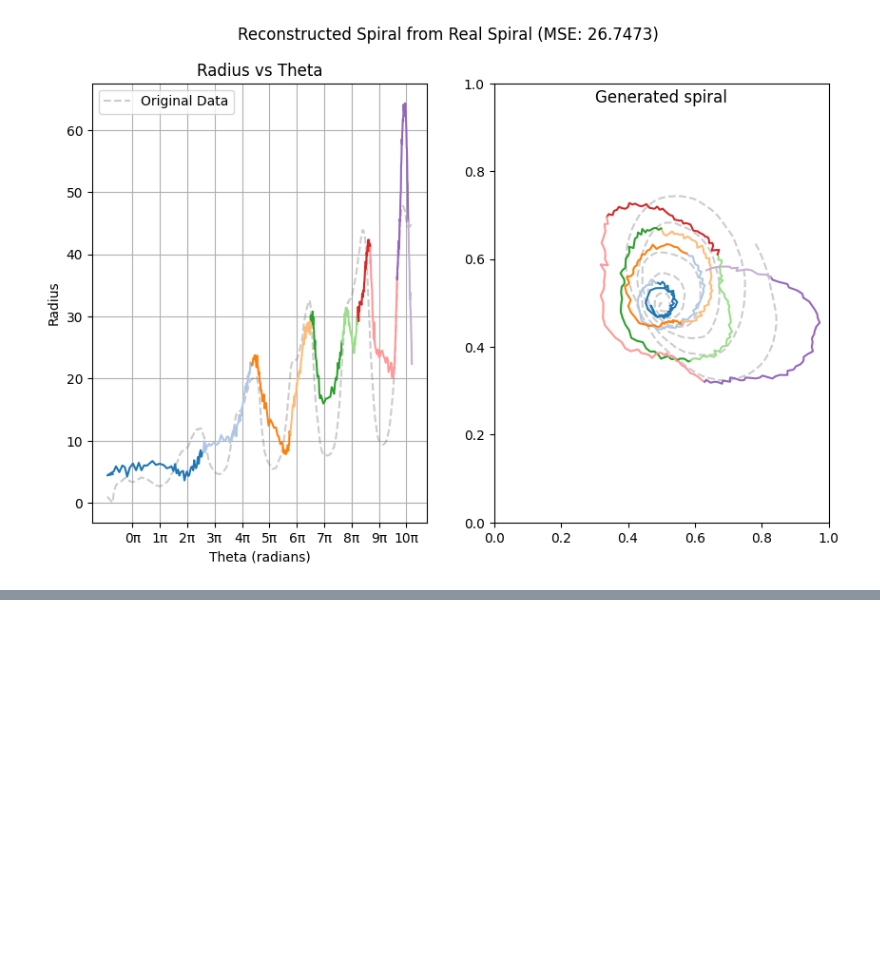
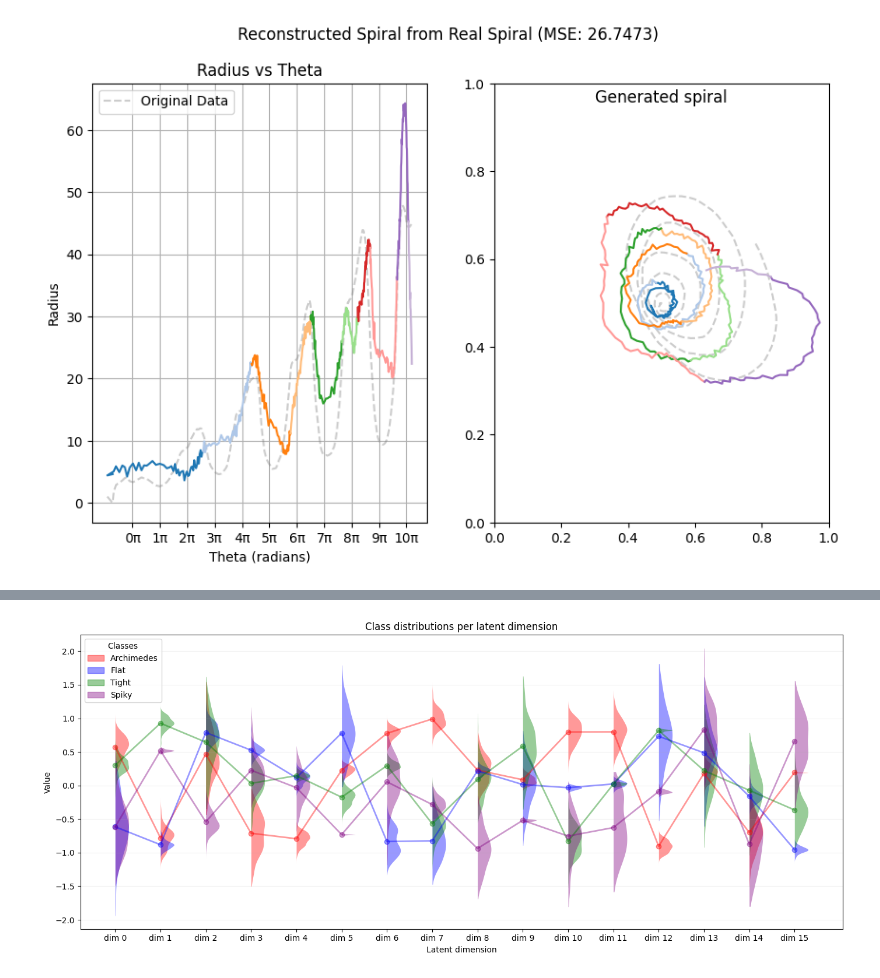
Before and after one commit to TheLegend442/drawing_spirals, a Jupyter notebook: autoencoder_results.ipynb, the cells around one changed output, grey strips where cells are left out. Drawn from its saved outputs; the diff is of its cells as text; code cells hidden in the pictures; blank space fills up the shorter version.

```diff
--- a/autoencoder_results.ipynb
+++ b/autoencoder_results.ipynb
@@ -558,0 +566,26 @@ Reconstructed spiral points: 465
+# %%
+latent_dim = 16
+num_classes = 4
+samples_per_class = 50
+
+syn_data = {} # key: class, value: array of samples
+
+for i in range(num_classes):
+    syn_data[i] = []
+    normal_params = []
+    for _ in range(latent_dim):
+        mean = random.uniform(-1, 1)
+        var = random.uniform(0,0.4)
+        normal_params.append((mean,var))
+    for _ in range(samples_per_class):
+        temp_vec = []
+        for normal in normal_params:
+            value = np.random.normal(normal[0], normal[1])
+            temp_vec.append(value)
+        syn_data[i].append(temp_vec)
+# %%
+CLASS_NAMES = ["Archimedes", "Flat", "Tight", "Spiky"]
+COLORS = ["red", "blue", "green", "purple"]
+## ===================================================================
+
+data = np.array([np.array(syn_data[c]) for c in range(num_classes)])
@@ -558,0 +719,4 @@ Reconstructed spiral points: 465
+# %%
+plot_latent_distributions(data, COLORS, CLASS_NAMES)
+# %% [output]
+[figure, added]
```
Also changed, not shown: parts of 4 cells of this notebook, 12 other files.
